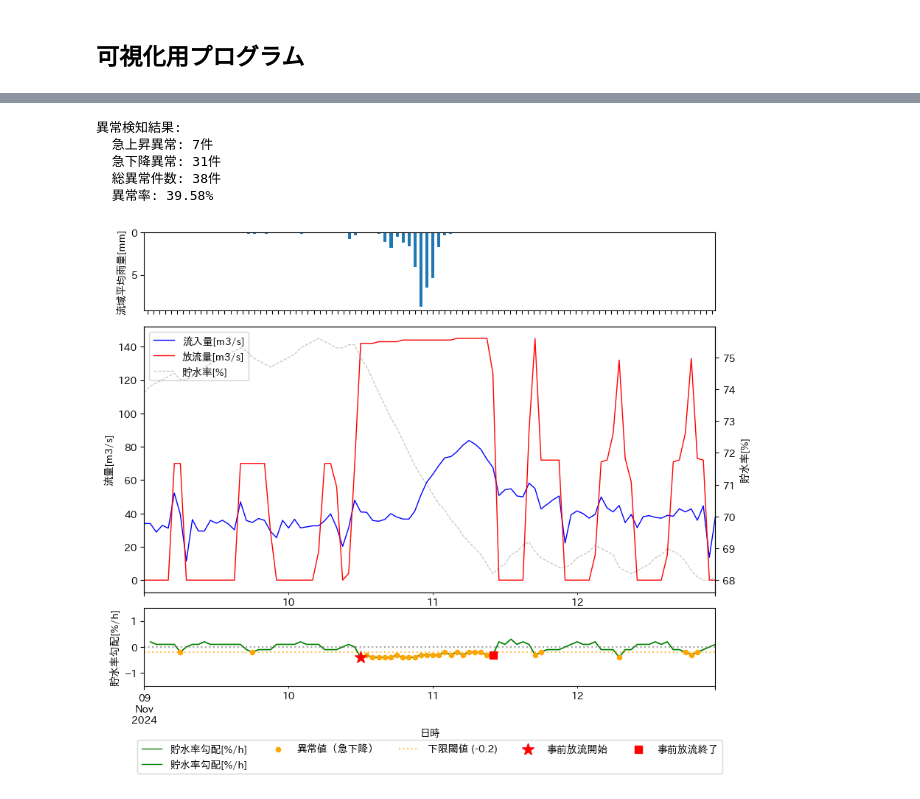
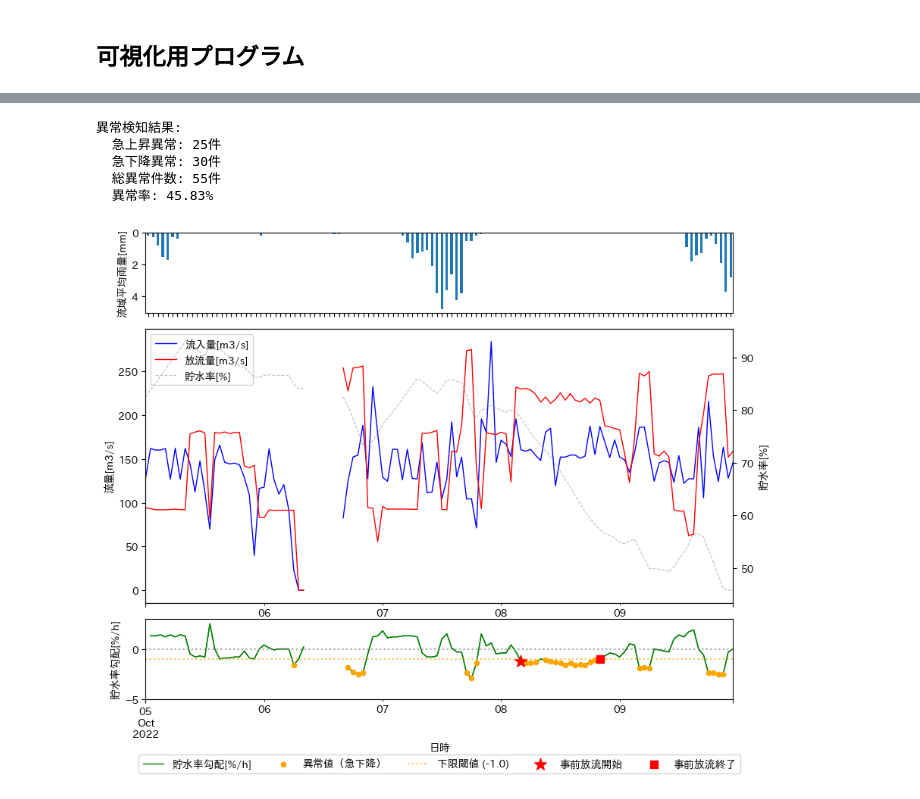
Before and after one commit to Ryo-Neko/dam_analysis, a Jupyter notebook: dam_analysis.ipynb, the cells around one changed output, grey strips where cells are left out. Saved outputs shown, nothing was run; the diff lists cells and outputs as text; code cells hidden in the pictures.

```diff
--- a/dam_analysis.ipynb
+++ b/dam_analysis.ipynb
@@ -90,15 +109,25 @@ def get_consecutive_anomaly_periods(
 # %%
 # ============================================
 #! NOTE: ここを変更すること
-threshold_upper = 0.2  # 上限閾値（急激な上昇）
-threshold_lower = -0.2  # 下限閾値（急激な下降）
+threshold_upper = 1.0  # 上限閾値（急激な上昇）
+threshold_lower = -1.0  # 下限閾値（急激な下降）
 
 #! NOTE: 最小連続時間数を指定してください
-min_consecutive_hours = 8  # 3時間以上連続した異常のみ検出
+min_consecutive_hours = 12  # 3時間以上連続した異常のみ検出
 
 #! NOTE: 計算対象の年
 st_year = 2020
 ed_year = 2024
+
+#! NOTE: ダム貯水量回復の評価時刻（日）
+day_period = (2, 5)
+
+"""
+1368091270070：鶴田ダム
+急激に貯水率が変動する。
+
+
+"""
 # ===========================================
 
 import matplotlib.pyplot as plt
@@ -134,7 +163,11 @@ for idx, dam_id in enumerate(dam_ids):
     anomaly_periods_df = get_consecutive_anomaly_periods(
         df, "貯水率_grad", threshold_upper, threshold_lower, min_consecutive_hours
     )
+
     if not anomaly_periods_df.empty:
+        anomaly_periods_df["capacity_recovered"] = recover_capacity(
+            df, anomaly_periods_df, day_period=day_period
+        )
         anomaly_periods_df_dict[dam_id] = anomaly_periods_df
 
     else:
@@ -152,22 +213,24 @@ import datetime as dt
 
 
 # !NOTE: これを編集 ------------------------
+dam_id = 1368050931255
+
+target_date = "2022-10-05"
+target_date_end = "2022-10-09"
+# !---------------------------------------
 dam_infomation = DamInfo()
-dam_id = dam_infomation.convert_rivername2id("川内川")
-target_date = "2024-11-09"
-target_date_end = "2024-11-12"
-# !---------------------------------------
-
+print("dam name:", dam_infomation.convert_id2name(dam_id))
+print("river name:", dam_infomation.convert_id2river_name(dam_id))
 
 df = pd.read_csv(
-    f"../SuimonSuishituDB/fixed_out/dam_data/{dam_id[0]}/dam_{target_date.split('-')[0]}.csv",
+    f"../SuimonSuishituDB/fixed_out/dam_data/{dam_id}/dam_{target_date.split('-')[0]}.csv",
     encoding="utf-8",
     header=0,
     index_col=0,
     parse_dates=True,
 )
 df_tmp = df.loc[target_date:target_date_end].copy()
-tmp_anomaly_periods_df = anomaly_periods_df_dict[str(dam_id[0])]
+tmp_anomaly_periods_df = anomaly_periods_df_dict[str(dam_id)]
 anomaly_periods_df = tmp_anomaly_periods_df.loc[
     tmp_anomaly_periods_df["開始日時"] >= dt.datetime.strptime(target_date, "%Y-%m-%d")
 ]
@@ -210,7 +276,7 @@ ax3.legend()
 
 
 # 正常範囲をプロット
-df_tmp["貯水率_grad"].plot(ax=ax3, label="貯水率勾配[%/h]", color="green", linewidth=1)
+df_tmp["貯水率_grad"].plot(ax=ax3, color="green", linewidth=1, label="")
 
 # # 異常値を検出してハイライト
 anomaly_upper = df_tmp["貯水率_grad"] > threshold_upper
@@ -285,36 +351,36 @@ for i, (_, row) in enumerate(anomaly_periods_df.iterrows()):
         s=60,
         label="事前放流終了" if i == 0 else "",
         zorder=6,
     )
 
 ax3.set_ylabel("貯水率勾配[%/h]")
 ax3.set_xlabel("日時")
-ax3.set_ylim(-1.5, 1.5)
+ax3.set_ylim(-5.0, 3.0)
 ax3.legend(ncols=5, bbox_to_anchor=(0.5, -0.62), loc="upper center")
 
 
 # 異常検知結果の統計情報を表示
 total_anomalies = anomaly_upper.sum() + anomaly_lower.sum()
 print(f"異常検知結果:")
 print(f"  急上昇異常: {anomaly_upper.sum()}件")
 print(f"  急下降異常: {anomaly_lower.sum()}件")
 print(f"  総異常件数: {total_anomalies}件")
 print(f"  異常率: {total_anomalies/len(df_tmp)*100:.2f}%")
 
 # 両軸の凡例を統合
 lines1, labels1 = ax2.get_legend_handles_labels()
 lines2, labels2 = ax2_right.get_legend_handles_labels()
 ax2.legend(lines1 + lines2, labels1 + labels2)
 
 ax1.set_ylabel("流域平均雨量[mm]")
 ax2.set_ylabel("流量[m3/s]")
 ax2_right.set_ylabel("貯水率[%]")
 
 plt.show()
 # %% [output]
 異常検知結果:
-  急上昇異常: 7件
-  急下降異常: 31件
-  総異常件数: 38件
-  異常率: 39.58%
+  急上昇異常: 25件
+  急下降異常: 30件
+  総異常件数: 55件
+  異常率: 45.83%
-[figure, old version]
+[figure, new version]
```
Also changed, not shown: parts of 6 cells of this notebook.
